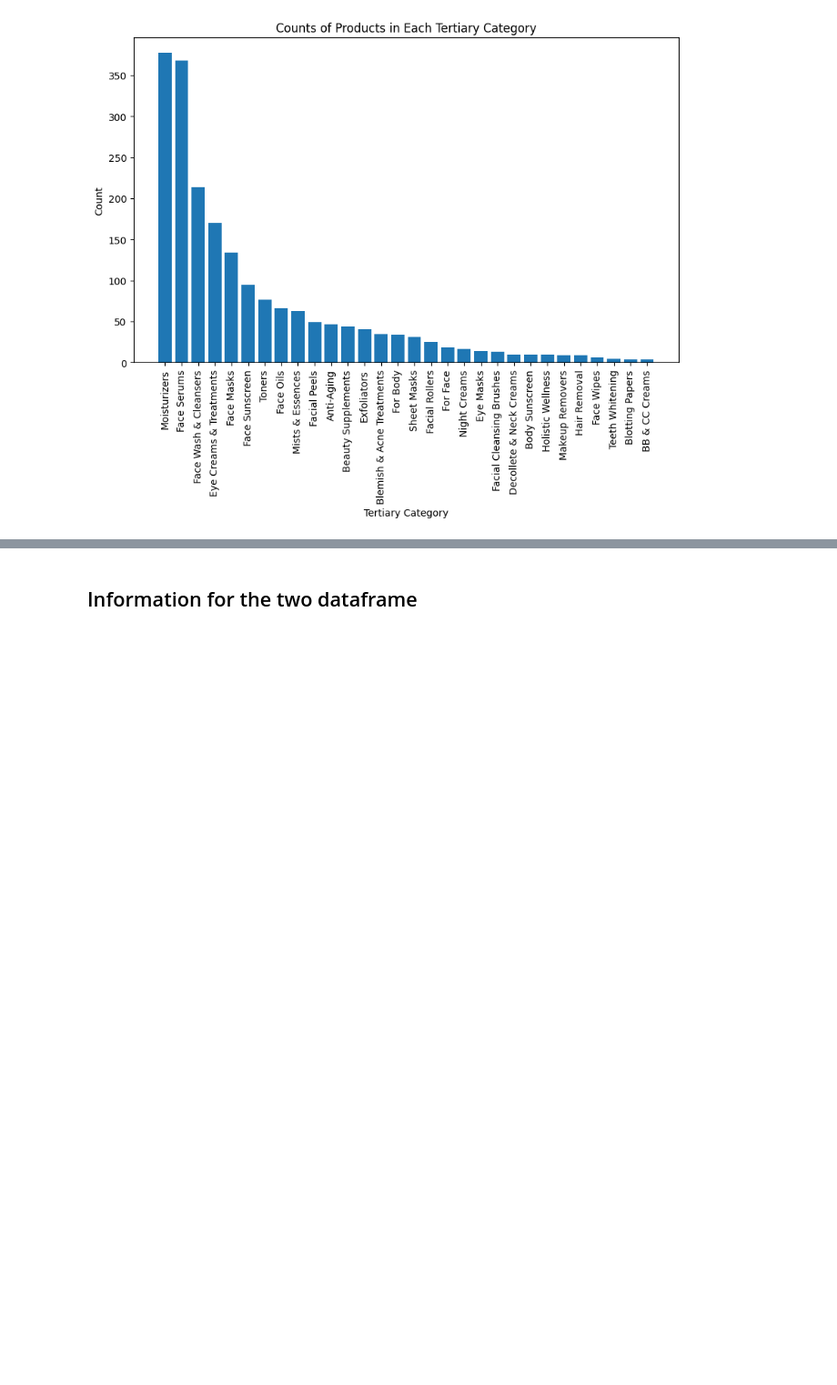
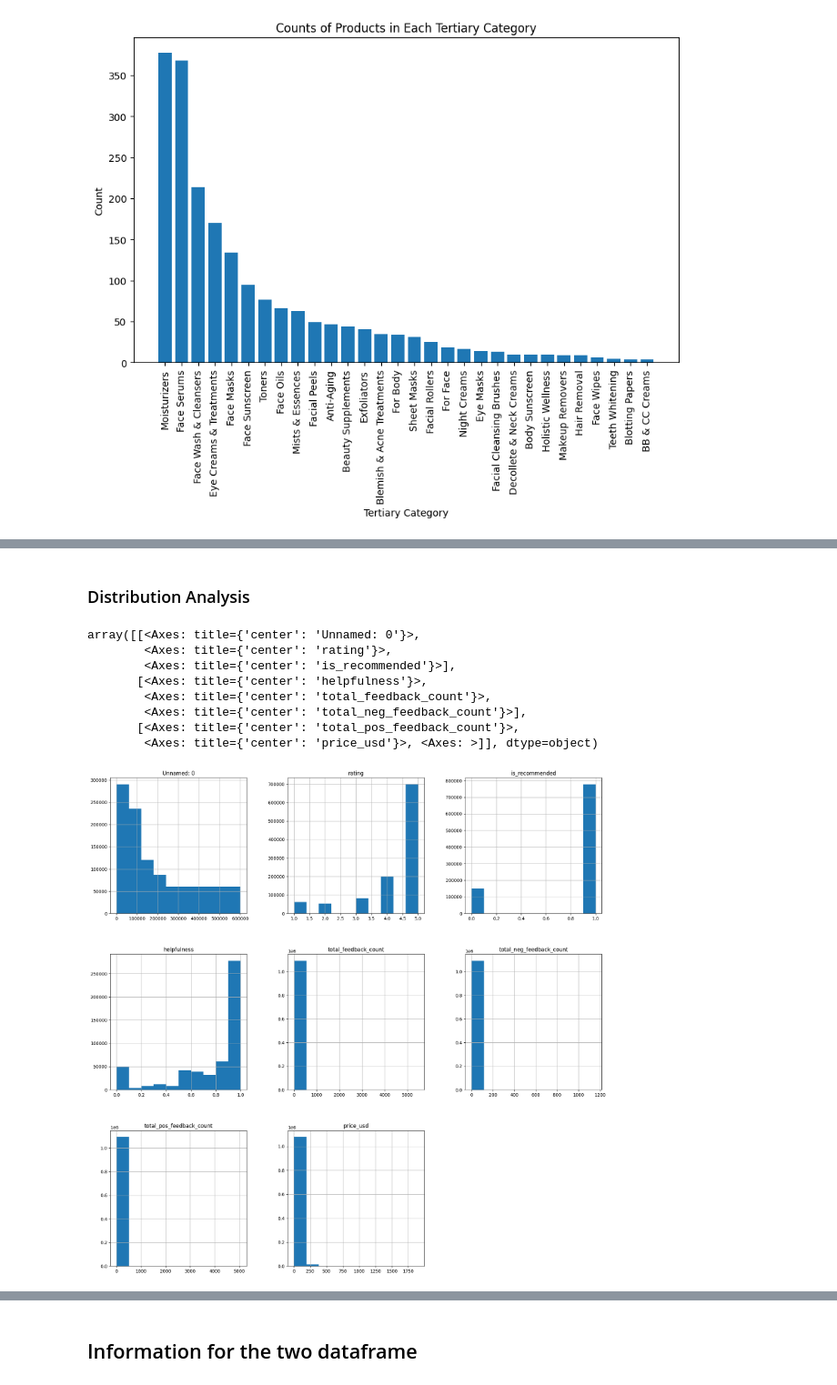
Before and after one commit to jfang07/sephora, a Jupyter notebook: sephora.ipynb, the cells around one changed output, grey strips where cells are left out. Shown at 91% size. Cells and saved outputs as stored; diff of their text form; code cells hidden in the pictures; blank space fills up the shorter version.

```diff
--- a/sephora.ipynb
+++ b/sephora.ipynb
@@ -210,0 +230,16 @@ pandas.core.series.Series
+# %% [markdown]
+### Distribution Analysis
+# %%
+df_num = total_reviews.select_dtypes(include = 'number')
+# %%
+df_num.hist(figsize = (20, 20))
+# %% [output]
+array([[<Axes: title={'center': 'Unnamed: 0'}>,
+        <Axes: title={'center': 'rating'}>,
+        <Axes: title={'center': 'is_recommended'}>],
+       [<Axes: title={'center': 'helpfulness'}>,
+        <Axes: title={'center': 'total_feedback_count'}>,
+        <Axes: title={'center': 'total_neg_feedback_count'}>],
+       [<Axes: title={'center': 'total_pos_feedback_count'}>,
+        <Axes: title={'center': 'price_usd'}>, <Axes: >]], dtype=object)
+[figure, added]
```
Also changed, not shown: parts of 29 cells of this notebook.
